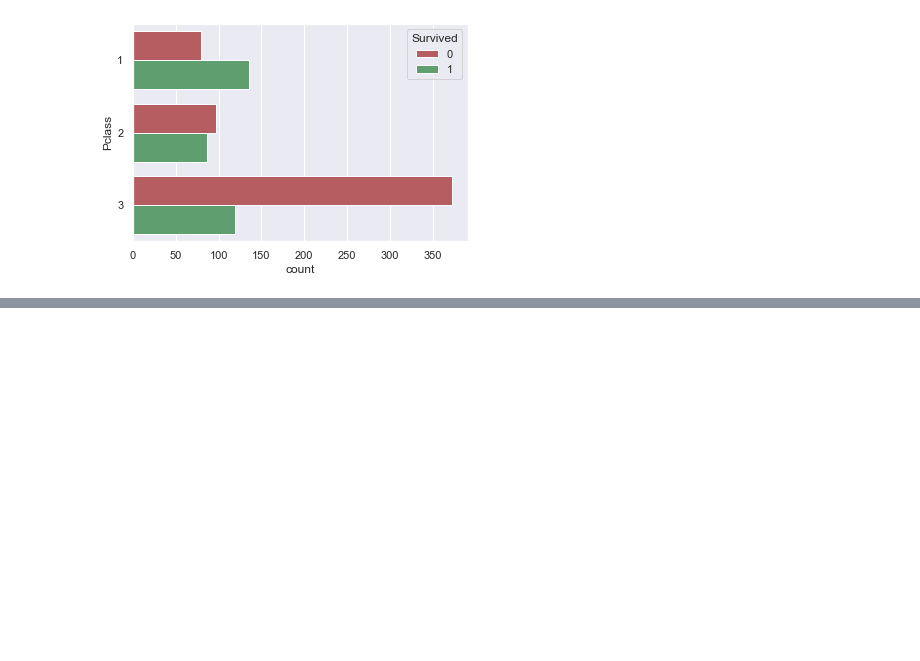
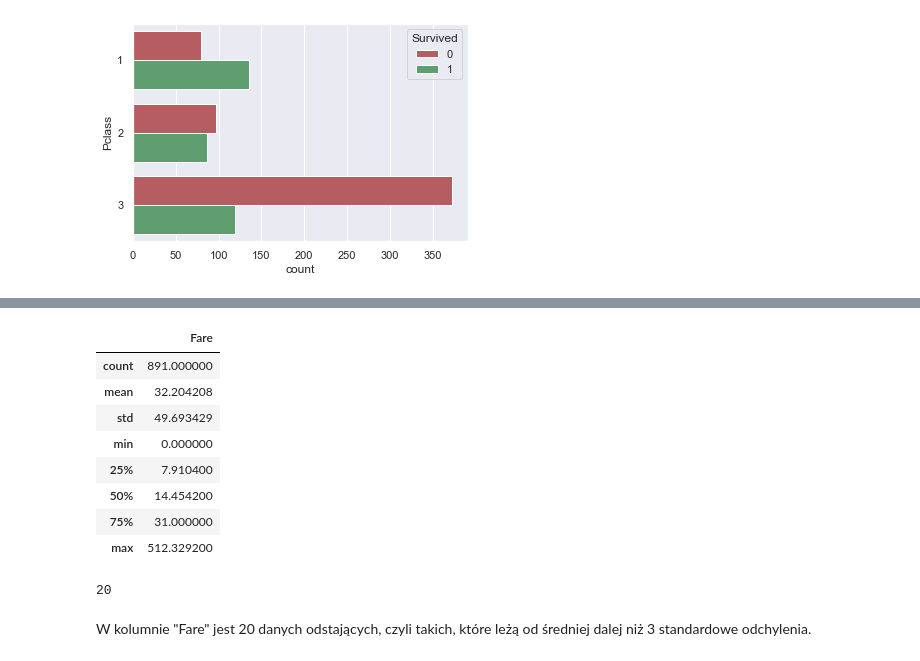
Before and after one commit to JacekJanur/Titanic, a Jupyter notebook: Kaggle_Titanic.ipynb, the cells around one changed output, grey strips where cells are left out. Cells and saved outputs as stored; diff of their text form; code cells hidden in the pictures; blank space fills up the shorter version.

```diff
--- a/Kaggle_Titanic.ipynb
+++ b/Kaggle_Titanic.ipynb
@@ -157,0 +177,18 @@ Jak widzimy powyżej, największy odsetek osób, które przeżyły znajdują si
+# %%
+train[["Fare"]].describe()
+# %% [output]
+|  | Fare |
+| count | 891.000000 |
+| mean | 32.204208 |
+| std | 49.693429 |
+| min | 0.000000 |
+| 25% | 7.910400 |
+| 50% | 14.454200 |
+| 75% | 31.000000 |
+| max | 512.329200 |
+# %%
+len(train[((train['Fare'] - train['Fare'].mean()) / train['Fare'].std()).abs() > 3])
+# %% [output]
+20
+# %% [markdown]
+W kolumnie "Fare" jest 20 danych odstających, czyli takich, które leżą od średniej dalej niż 3 standardowe odchylenia.
```
Also changed, not shown: parts of 7 cells of this notebook.
